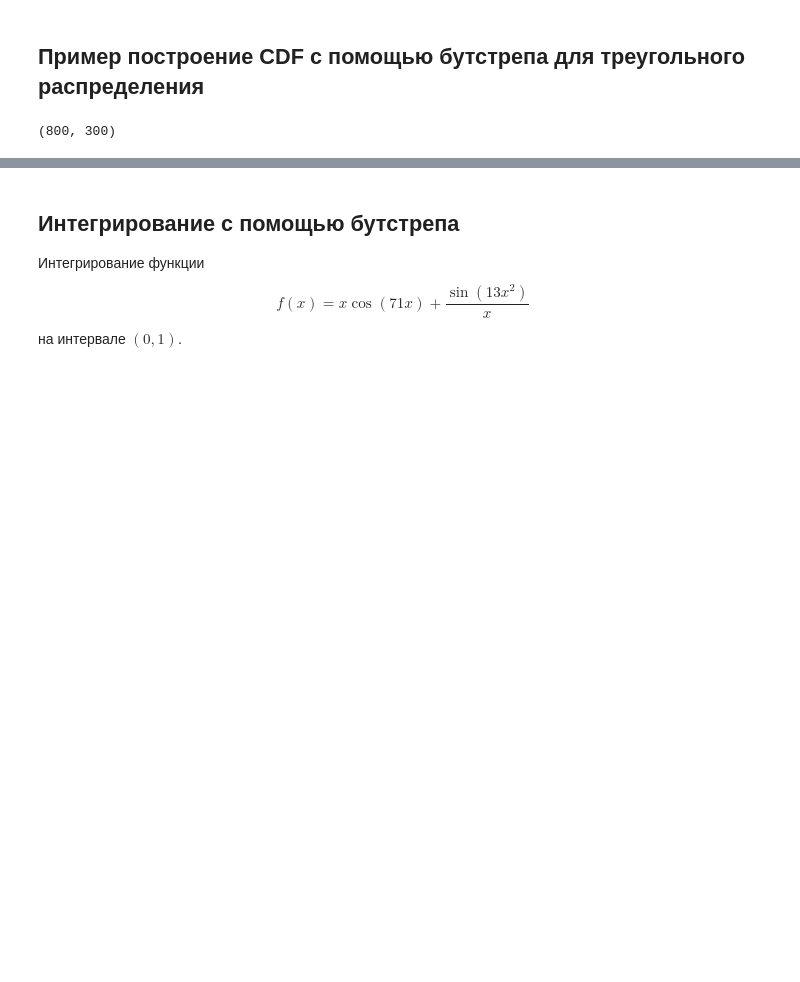
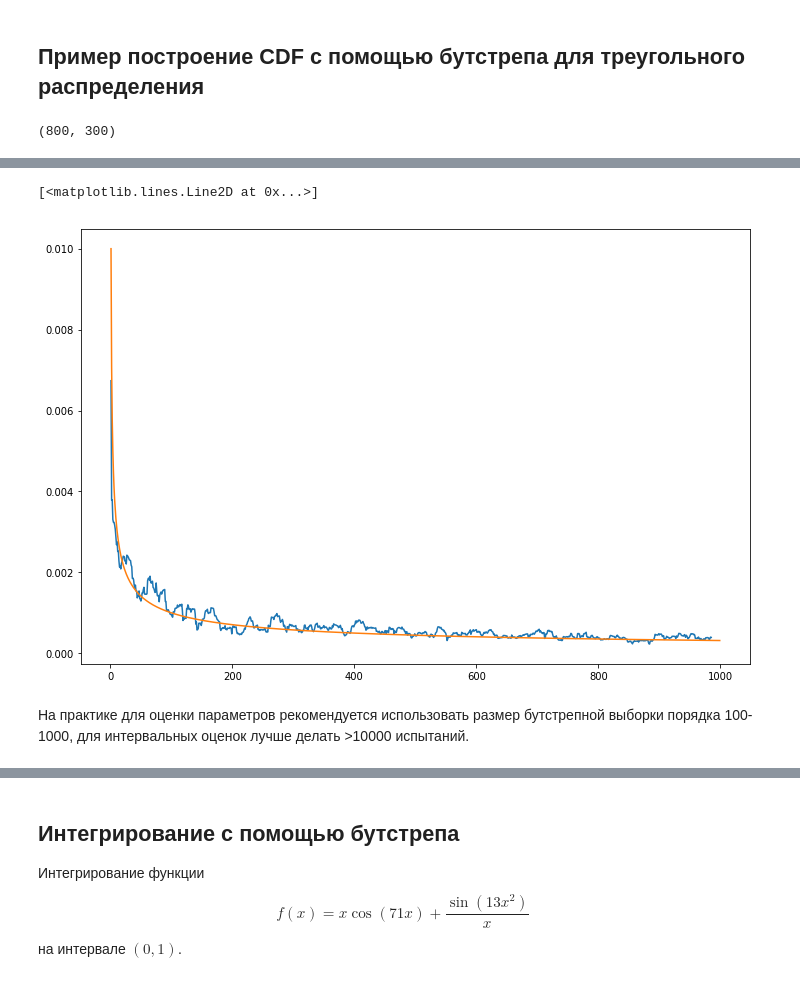
Before and after one commit to SchattenGenie/stats-ml, a Jupyter notebook: bootstrap/Bootstrap.ipynb, the cells around one changed output, grey strips where cells are left out. Cells and saved outputs as stored; diff of their text form; code cells hidden in the pictures; blank space fills up the shorter version.

```diff
--- a/bootstrap/Bootstrap.ipynb
+++ b/bootstrap/Bootstrap.ipynb
@@ -95,0 +99,40 @@ plt.show()
+# %%
+from tqdm import tqdm
+# разбиение на бины
+bins = np.linspace(0, 2, N)
+
+# ground truth CDF
+true_distr = np.array(list(map(TrueTriangularDistrubition, np.linspace(0, 2, N - 1))))
+
+means = []
+
+# диапазон количества испытаний для которых будем смотреть на зависимость
+Bs = np.arange(1, 1000, 1)
+for B in tqdm(Bs):
+    # бутстрап выборки X B раз
+    Xb = np.random.choice(X, (B, N), replace=True)
+    cdfs = []
+    for bootstrap_sample in Xb:
+        # считаем разность CDF полученного бутстрапом и ground truth
+        cdfs.append(
+            true_distr - np.cumsum(np.histogram(bootstrap_sample, bins=bins)[0] / N)
+        )
+    # считаем среднее от разностей CDF
+    means.append(np.array(cdfs).mean(axis=0))
+
+def rolling_window(a, window):
+    shape = a.shape[:-1] + (a.shape[-1] - window + 1, window)
+    strides = a.strides + (a.strides[-1],)
+    return np.lib.stride_tricks.as_strided(a, shape=shape, strides=strides)
+
+# считаем бегущую дисперсию, чтобы получить более гладкий график
+r = np.std(rolling_window(np.array(means).mean(axis=1), 15), -1)
+
+plt.figure(figsize=(12, 8))
+plt.plot(Bs[:len(r)], r)
+plt.plot(Bs, 1e-2 / np.sqrt(Bs))
+# %% [output]
+[<matplotlib.lines.Line2D at 0x...>]
+[figure, added]
+# %% [markdown]
+На практике для оценки параметров рекомендуется использовать размер бутстрепной выборки порядка 100-1000, для интервальных оценок лучше делать >10000 испытаний.
```
Also changed, not shown: parts of 34 cells of this notebook.
